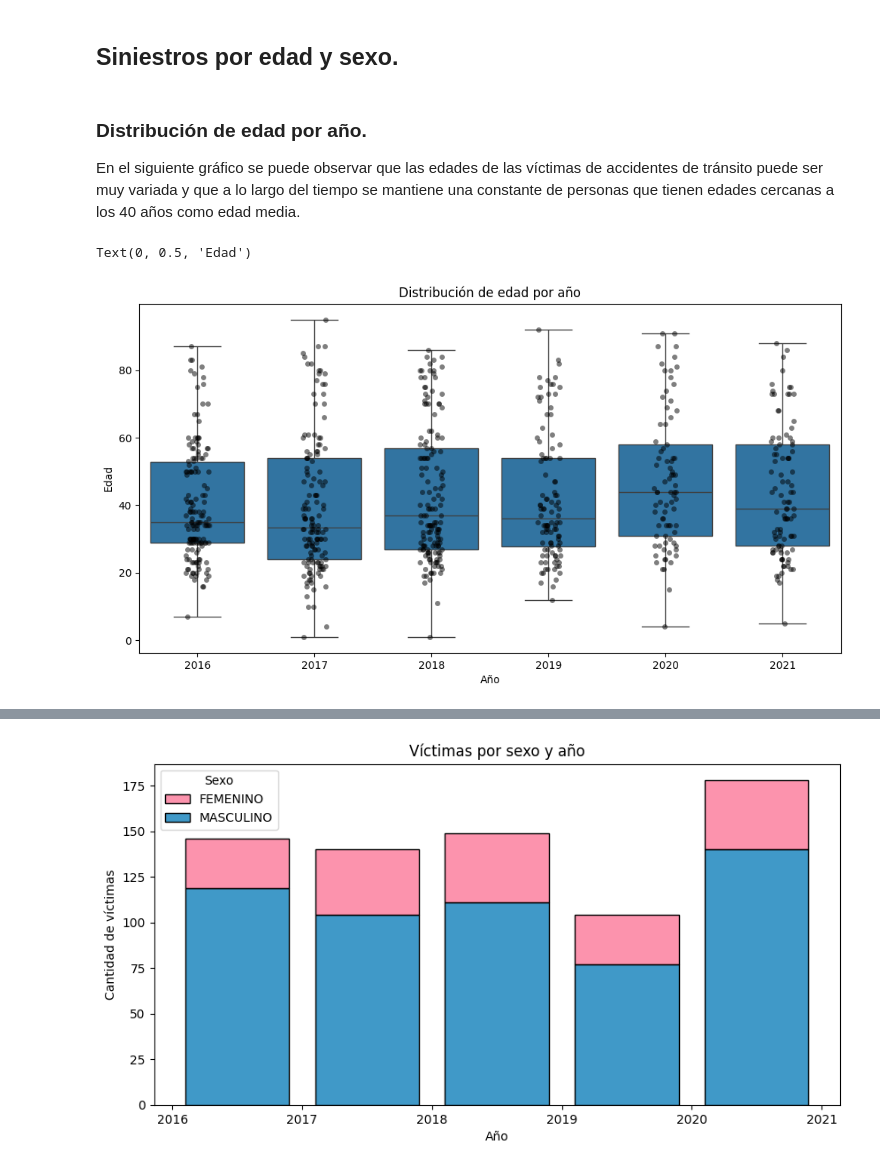
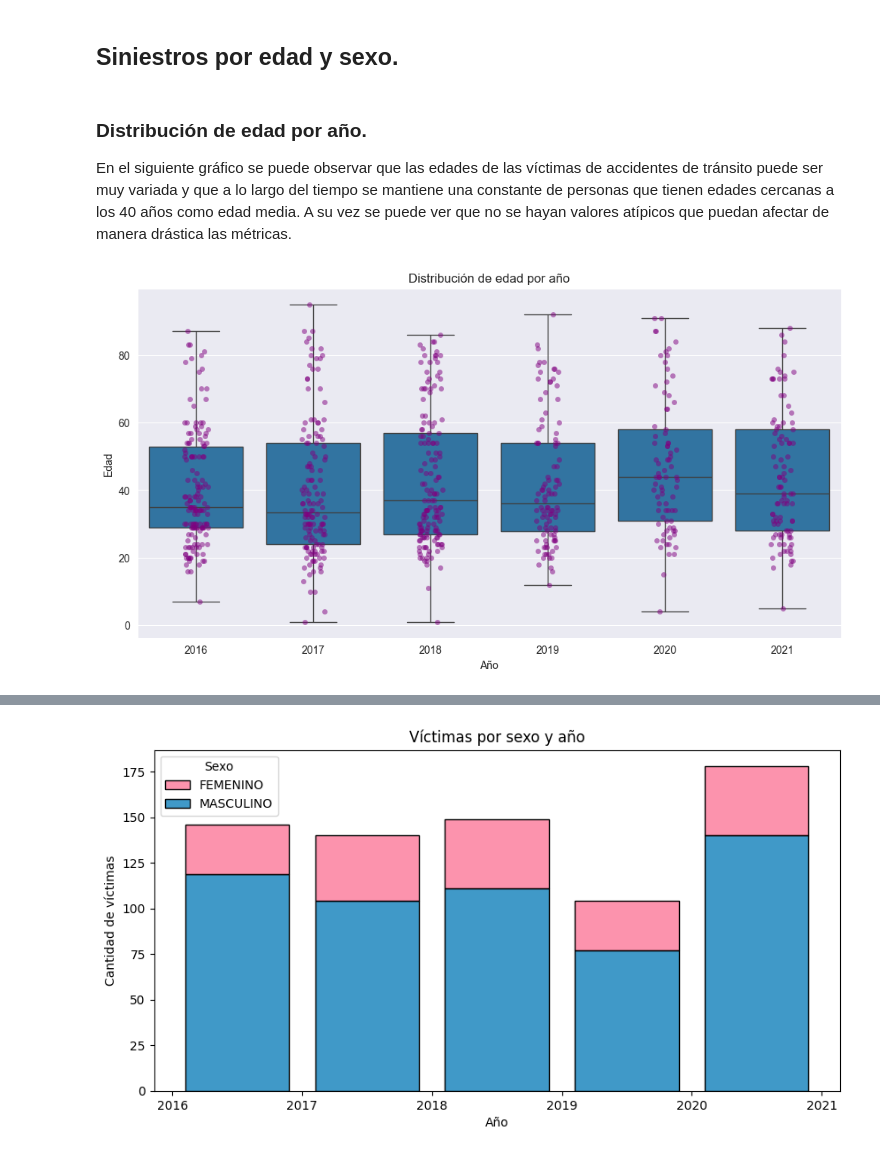
Before and after one commit to FedeZell/PI-Data-Analysis, a Jupyter notebook: Notebooks/EDA.ipynb, the cells around one changed output, grey strips where cells are left out. Saved outputs shown, nothing was run; the diff lists cells and outputs as text; code cells hidden in the pictures.

```diff
--- a/Notebooks/EDA.ipynb
+++ b/Notebooks/EDA.ipynb
@@ -21,15 +22,16 @@ df_homicidios.head()
 ## Siniestros por edad y sexo.
 # %% [markdown]
 ### Distribución de edad por año.
-En el siguiente gráfico se puede observar que las edades de las víctimas de accidentes de tránsito puede ser muy variada y que a lo largo del tiempo se mantiene una constante de personas que tienen edades cercanas a los 40 años como edad media.
+En el siguiente gráfico se puede observar que las edades de las víctimas de accidentes de tránsito puede ser muy variada y que a lo largo del tiempo se mantiene una constante de personas que tienen edades cercanas a los 40 años como edad media. A su vez se puede ver que no se hayan valores atípicos que puedan afectar de manera drástica las métricas.
 # %%
 plt.figure(figsize=(12, 6))
 sns.boxplot(data=df_homicidios, x="Año", y="Edad")
-sns.stripplot(data=df_homicidios, x="Año", y="Edad", color='black', alpha=0.5)
+sns.stripplot(data=df_homicidios, x="Año", y="Edad", color='purple', alpha=0.5)
 
 plt.title("Distribución de edad por año")
 plt.xlabel("Año")
 plt.ylabel("Edad")
+
+plt.show()
 # %% [output]
-Text(0, 0.5, 'Edad')
-[figure, old version]
+[figure, new version]
```
Also changed, not shown: parts of 15 cells of this notebook.
